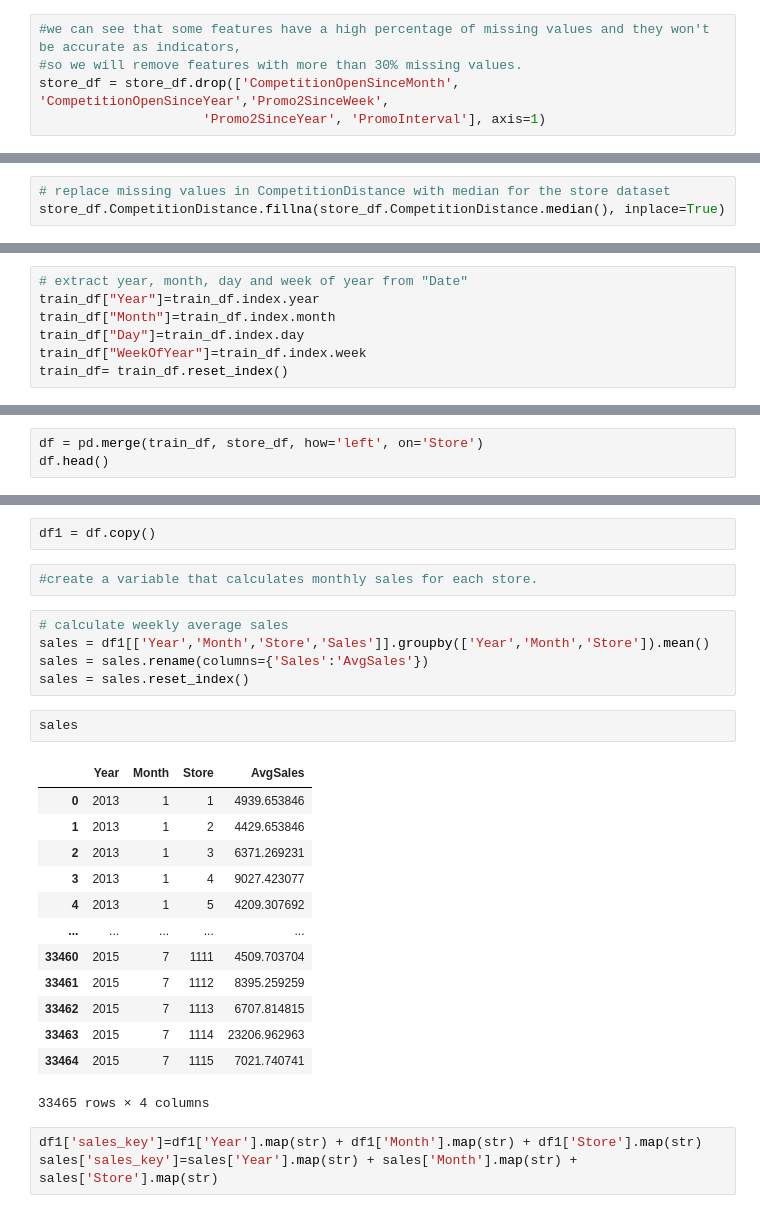
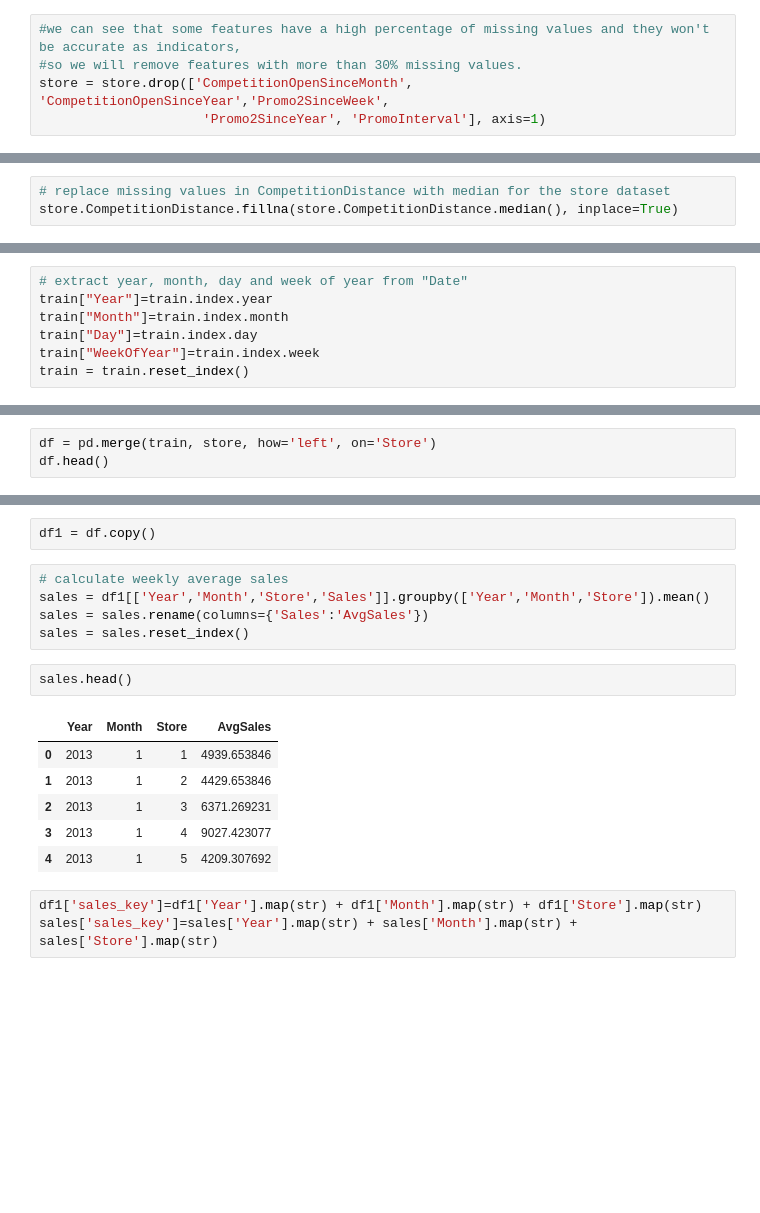
Before and after one commit to salonij/RossmannDrugStoreSalesPrediction, a Jupyter notebook: RossmannDrugStore.ipynb, the cells around one changed output, grey strips where cells are left out. Drawn from its saved outputs; the diff is of its cells as text; blank space fills up the shorter version.

```diff
--- a/RossmannDrugStore.ipynb
+++ b/RossmannDrugStore.ipynb
@@ -73,7 +80,7 @@ dtype: int64
 # %%
 #we can see that some features have a high percentage of missing values and they won't be accurate as indicators,
 #so we will remove features with more than 30% missing values.
-store_df = store_df.drop(['CompetitionOpenSinceMonth', 'CompetitionOpenSinceYear','Promo2SinceWeek',
+store = store.drop(['CompetitionOpenSinceMonth', 'CompetitionOpenSinceYear','Promo2SinceWeek',
                      'Promo2SinceYear', 'PromoInterval'], axis=1)
 # %%
 # CompetitionDistance is distance in meters to the nearest competitor store
@@ -87,13 +94,13 @@ Text(0.5, 1.0, 'Distributin of Store Competition Distance')
 ## The distribution is right skewed, so we'll replace missing values with the median.
 # %%
 # replace missing values in CompetitionDistance with median for the store dataset
-store_df.CompetitionDistance.fillna(store_df.CompetitionDistance.median(), inplace=True)
+store.CompetitionDistance.fillna(store.CompetitionDistance.median(), inplace=True)
 # %% [markdown]
 ## Data Extraction
 # %%
 # extract year, month, day and week of year from "Date"
-train_df["Year"]=train_df.index.year
-train_df["Month"]=train_df.index.month
-train_df["Day"]=train_df.index.day
-train_df["WeekOfYear"]=train_df.index.week
-train_df= train_df.reset_index()
+train["Year"]=train.index.year
+train["Month"]=train.index.month
+train["Day"]=train.index.day
+train["WeekOfYear"]=train.index.week
+train = train.reset_index()
@@ -116,7 +123,7 @@ train_df
 # %% [markdown]
 ## Join tables
 # %%
-df = pd.merge(train_df, store_df, how='left', on='Store')
+df = pd.merge(train, store, how='left', on='Store')
 df.head()
 # %% [output]
 |  | Date | Store | DayOfWeek | Sales | Customers | Open | Promo | StateHoliday | SchoolHoliday | ... |
@@ -180,29 +207,20 @@ set(df.StateHoliday)
 ## Adding additional features
 # %%
 df1 = df.copy()
-# %%
-#create a variable that calculates monthly sales for each store.
 # %%
 # calculate weekly average sales
 sales = df1[['Year','Month','Store','Sales']].groupby(['Year','Month','Store']).mean()
 sales = sales.rename(columns={'Sales':'AvgSales'})
 sales = sales.reset_index()
 # %%
-sales
+sales.head()
 # %% [output]
 |  | Year | Month | Store | AvgSales |
 | 0 | 2013 | 1 | 1 | 4939.653846 |
 | 1 | 2013 | 1 | 2 | 4429.653846 |
 | 2 | 2013 | 1 | 3 | 6371.269231 |
 | 3 | 2013 | 1 | 4 | 9027.423077 |
 | 4 | 2013 | 1 | 5 | 4209.307692 |
-| ... | ... | ... | ... | ... |
-| 33460 | 2015 | 7 | 1111 | 4509.703704 |
-| 33461 | 2015 | 7 | 1112 | 8395.259259 |
-| 33462 | 2015 | 7 | 1113 | 6707.814815 |
-| 33463 | 2015 | 7 | 1114 | 23206.962963 |
-| 33464 | 2015 | 7 | 1115 | 7021.740741 |
-33465 rows × 4 columns
 # %%
 df1['sales_key']=df1['Year'].map(str) + df1['Month'].map(str) + df1['Store'].map(str)
 sales['sales_key']=sales['Year'].map(str) + sales['Month'].map(str) + sales['Store'].map(str)
```
Also changed, not shown: parts of 66 cells of this notebook.
